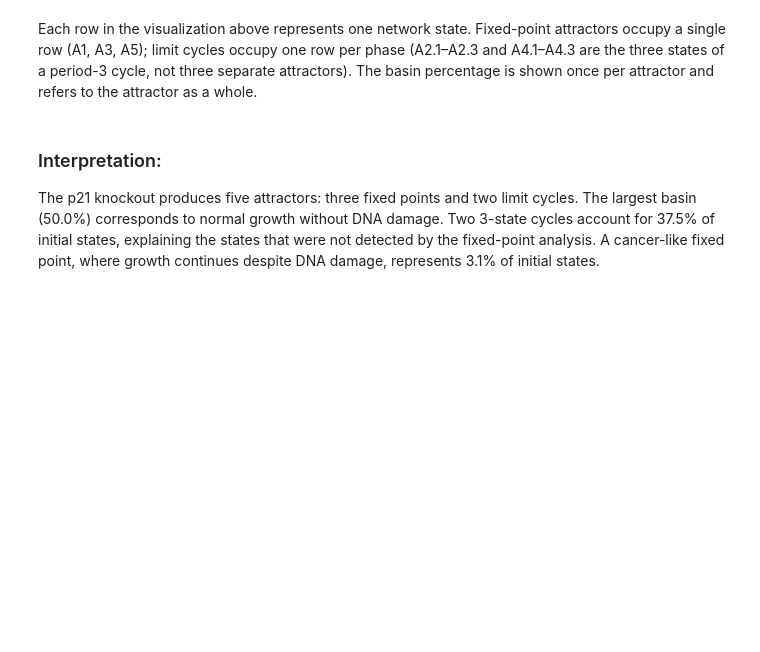
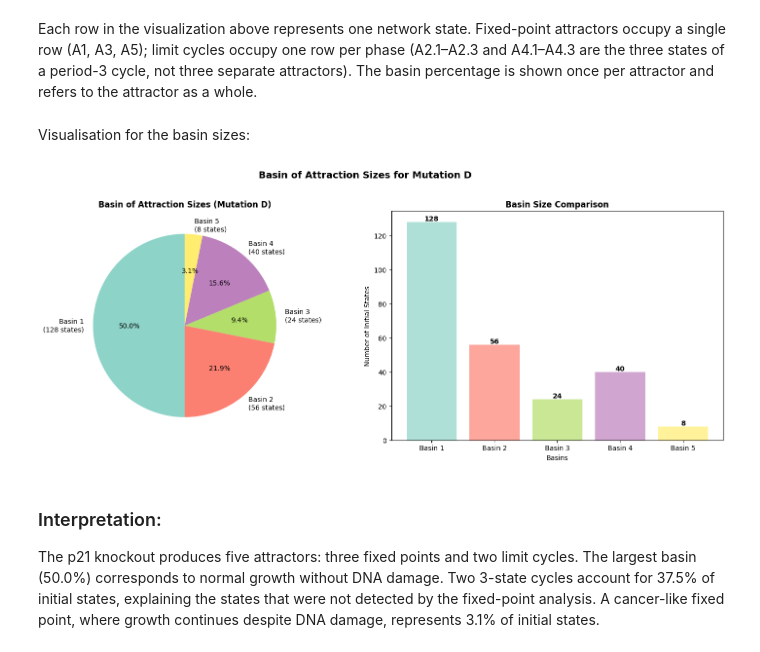
Before and after one commit to Frank03Lambert/MSMBS-Group07, a Jupyter notebook: Assignment3/assignment 3/KEN3170_BooleanModeling-2026-27.ipynb, the cells around one changed output. Drawn from its saved outputs; the diff is of its cells as text; code cells hidden in the pictures; blank space fills up the shorter version.

```diff
--- a/Assignment3/assignment 3/KEN3170_BooleanModeling-2026-27.ipynb
+++ b/Assignment3/assignment 3/KEN3170_BooleanModeling-2026-27.ipynb
@@ -2207,6 +2260,46 @@ Each row in the visualization above represents one network state.
 Fixed-point attractors occupy a single row (A1, A3, A5);
 limit cycles occupy one row per phase (A2.1–A2.3 and A4.1–A4.3 are the three states of a period-3 cycle, not three separate attractors).
 The basin percentage is shown once per attractor and refers to the attractor as a whole.
+# %% [markdown]
+Visualisation for the basin sizes:
+# %%
+# Visualisation for the basin sizes:
+fig, (ax1, ax2) = plt.subplots(1, 2, figsize=(15, 6))
+
+# Extract basin sizes dynamically from the all_attractors_D dictionary
+basin_sizes = list(all_attractors_D.values())
+basin_labels = [f'Basin {i+1}\n({size} states)' for i, size in enumerate(basin_sizes)]
+basin_names = [f'Basin {i+1}' for i in range(len(basin_sizes))]
+
+colors = plt.cm.Set3(np.linspace(0, 1, len(basin_sizes)))
+
+# Pie chart
+ax1.pie(basin_sizes,
+        labels=basin_labels,
+        colors=colors,
+        autopct='%1.1f%%',
+        startangle=90)
+
+ax1.set_title('Basin of Attraction Sizes (Mutation D)', fontsize=12, fontweight='bold')
+
+# Bar chart comparison
+bars = ax2.bar(basin_names, basin_sizes, color=colors, alpha=0.7)
+
+ax2.set_title('Basin Size Comparison', fontsize=12, fontweight='bold')
+ax2.set_ylabel('Number of Initial States', fontsize=10)
+ax2.set_xlabel('Basins', fontsize=10)
+
+# Add value labels on bars
+for bar, size in zip(bars, basin_sizes):
+    height = bar.get_height()
+    ax2.text(bar.get_x() + bar.get_width()/2., height, f'{size}',
+             ha='center', va='bottom', fontweight='bold')
+
+plt.suptitle('Basin of Attraction Sizes for Mutation D', fontsize=14, fontweight='bold', y=1.02)
+plt.tight_layout()
+plt.show()
+# %% [output]
+[figure, added]
 # %% [markdown]
 ### Interpretation:
 The p21 knockout produces five attractors: three fixed points and two limit cycles. The largest basin (50.0%) corresponds to normal growth without DNA damage. Two 3-state cycles account for 37.5% of initial states, explaining the states that were not detected by the fixed-point analysis. A cancer-like fixed point, where growth continues despite DNA damage, represents 3.1% of initial states.
```
Also changed, not shown: parts of 8 cells of this notebook.
